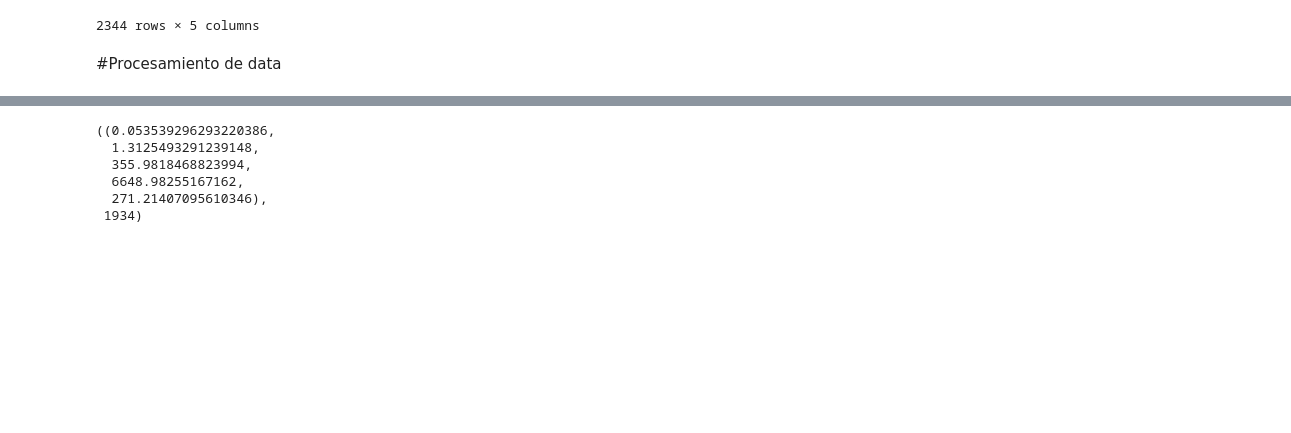
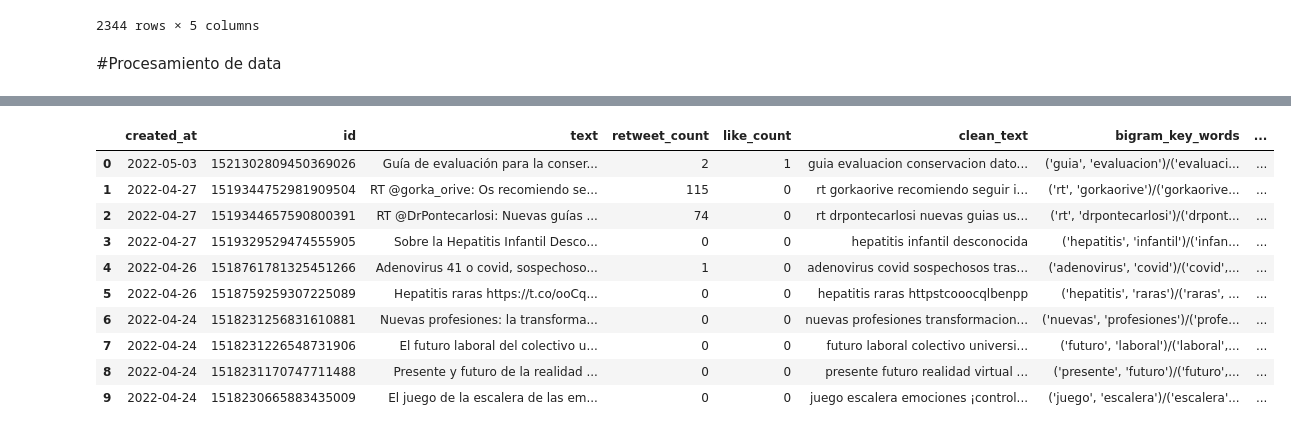
Before and after one commit to arteagm/Co-Afina-Reto4, a Jupyter notebook: Hackathon.ipynb, the cells around one changed output, grey strips where cells are left out. Drawn from its saved outputs; the diff is of its cells as text; code cells hidden in the pictures; blank space fills up the shorter version.

```diff
--- a/Hackathon.ipynb
+++ b/Hackathon.ipynb
@@ -21,10 +21,12 @@ def extract_tweet_data(input_user):
     Extracts data from a Twitter account.
 
     Parameters:
+    input_user: str
+        Twitter account to be analysed (without the @).
 
     Returns:
     pd.DataFrame
-        A dataframe of the user tweets containing the language, time of creation,
+        A dataframe of the user tweets containing, time of creation,
         text, tweet id, number of retweets and number of likes.
     """
     # Authorize access
@@ -203,34 +427 @@ Obtained 73.3% tweets in spanish from total of 3198 tweets from user @mferna.
 2344 rows × 5 columns
-# %%
-word = 'de'  # Test word
-
-# Flatten text column
-total_word_list = [word for word_list in o_df.text.tolist() for word in word_list]
-
-word_count = total_word_list.count(word)  # 0TH VARIABLE
-total_word_count = len(total_word_list)
-freq = word_count/total_word_count  # FIRST VARIABLE
-
-
-o_df['word_count'] = o_df.text.map(lambda t: t.count(word))
-tweets_containing = o_df.word_count.astype(bool).sum()  #LIKE_COUNT_FLAG
-like_count = o_df.like_count.sum()  # ARREGLAR
-like_rate = like_count/tweets_containing  # SECOND
-
-
-retweet_count = o_df.retweet_count.sum()  #ARREGLAR
-retweet_rate = retweet_count/tweets_containing  # THIRD
-
-# 4 and 5
-popularity  = retweet_rate/freq
-polemicity  = retweet_rate/like_rate
-
-#BUSCAR POR BIGRAMAS Y TRIGRAMAS
-
-print(f'\'{word}\' found {word_count} times.')
-print(f'freq: {freq}.')
-print(f'like_rate: {like_rate}.')
-print(f'retweet_rate: {retweet_rate}.')
-print(f'popularity: {popularity}.')
-print(f'polemicity: {polemicity}.')
-o_df
@@ -280,9 +428,19 @@ def variables(word, df):
-# %%
-variables('de', test_df)
-# %% [output]
-((0.053539296293220386,
-  1.3125493291239148,
-  355.9818468823994,
-  6648.98255167162,
-  271.21407095610346),
- 1934)
+# %%
+o_df["created_at"]=o_df["created_at"].apply(lambda a: pd.to_datetime(a).date())
+o_df["clean_text"]=o_df["text"].apply(lambda x: clean_string(x))
+o_df["bigram_key_words"]= o_df["clean_text"].apply(lambda x: nlp_process_2(x))
+o_df["trigram_key_words"]= o_df["clean_text"].apply(lambda x: nlp_process_3(x))
+
+o_df.head(10)
+# %% [output]
+|  | created_at | id | text | retweet_count | like_count | clean_text | bigram_key_words | ... |
+| 0 | 2022-05-03 | 1521302809450369026 | Guía de evaluación para la conser... | 2 | 1 | guia evaluacion conservacion dato... | ('guia', 'evaluacion')/('evaluaci... | ... |
+| 1 | 2022-04-27 | 1519344752981909504 | RT @gorka_orive: Os recomiendo se... | 115 | 0 | rt gorkaorive recomiendo seguir i... | ('rt', 'gorkaorive')/('gorkaorive... | ... |
+| 2 | 2022-04-27 | 1519344657590800391 | RT @DrPontecarlosi: Nuevas guías ... | 74 | 0 | rt drpontecarlosi nuevas guias us... | ('rt', 'drpontecarlosi')/('drpont... | ... |
+| 3 | 2022-04-27 | 1519329529474555905 | Sobre la Hepatitis Infantil Desco... | 0 | 0 | hepatitis infantil desconocida | ('hepatitis', 'infantil')/('infan... | ... |
+| 4 | 2022-04-26 | 1518761781325451266 | Adenovirus 41 o covid, sospechoso... | 1 | 0 | adenovirus covid sospechosos tras... | ('adenovirus', 'covid')/('covid',... | ... |
+| 5 | 2022-04-26 | 1518759259307225089 | Hepatitis raras https://t.co/ooCq... | 0 | 0 | hepatitis raras httpstcooocqlbenpp | ('hepatitis', 'raras')/('raras', ... | ... |
+| 6 | 2022-04-24 | 1518231256831610881 | Nuevas profesiones: la transforma... | 0 | 0 | nuevas profesiones transformacion... | ('nuevas', 'profesiones')/('profe... | ... |
+| 7 | 2022-04-24 | 1518231226548731906 | El futuro laboral del colectivo u... | 0 | 0 | futuro laboral colectivo universi... | ('futuro', 'laboral')/('laboral',... | ... |
+| 8 | 2022-04-24 | 1518231170747711488 | Presente y futuro de la realidad ... | 0 | 0 | presente futuro realidad virtual ... | ('presente', 'futuro')/('futuro',... | ... |
+| 9 | 2022-04-24 | 1518230665883435009 | El juego de la escalera de las em... | 0 | 0 | juego escalera emociones ¡control... | ('juego', 'escalera')/('escalera'... | ... |
```
Also changed, not shown: parts of 37 cells of this notebook.
